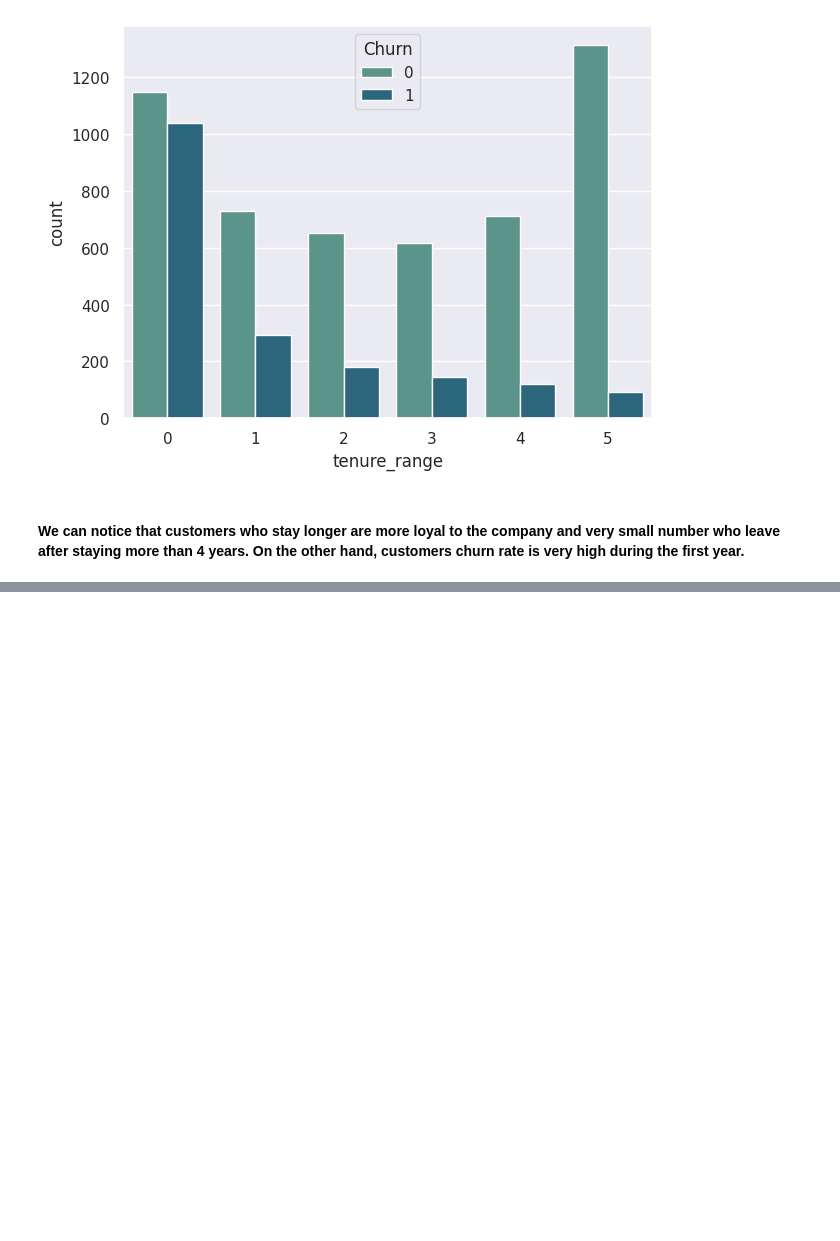
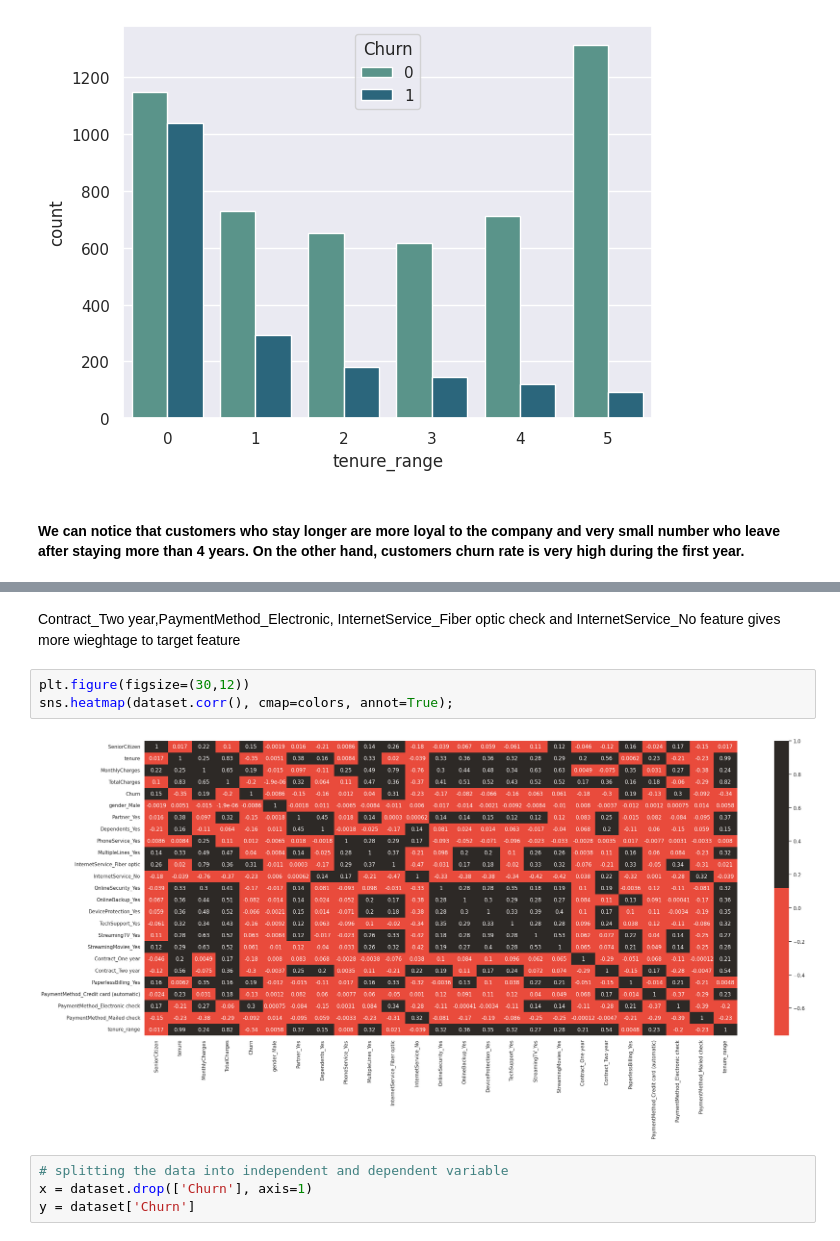
Before and after one commit to sathvikshetty22/MLProjects, a Jupyter notebook: Customer_Churn.ipynb, the cells around one changed output, grey strips where cells are left out. Drawn from its saved outputs; the diff is of its cells as text; blank space fills up the shorter version.

```diff
--- a/Customer_Churn.ipynb
+++ b/Customer_Churn.ipynb
@@ -238,0 +272,11 @@ plt.tight_layout()
+# %% [markdown]
+Contract_Two year,PaymentMethod_Electronic, InternetService_Fiber optic check and InternetService_No feature gives more wieghtage to target feature
+# %%
+plt.figure(figsize=(30,12))
+sns.heatmap(dataset.corr(), cmap=colors, annot=True);
+# %% [output]
+[figure, added]
+# %%
+# splitting the data into independent and dependent variable
+x = dataset.drop(['Churn'], axis=1)
+y = dataset['Churn']
```
Also changed, not shown: parts of 13 cells of this notebook.
